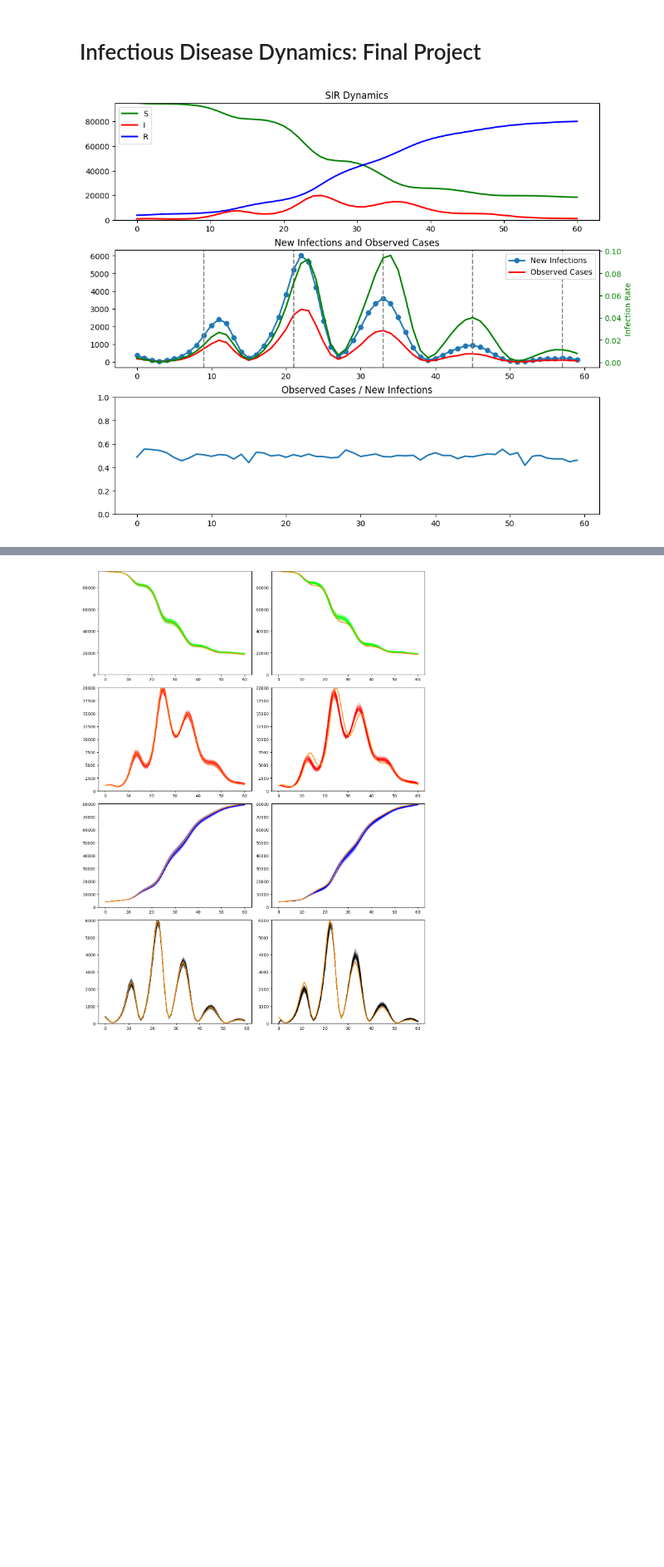
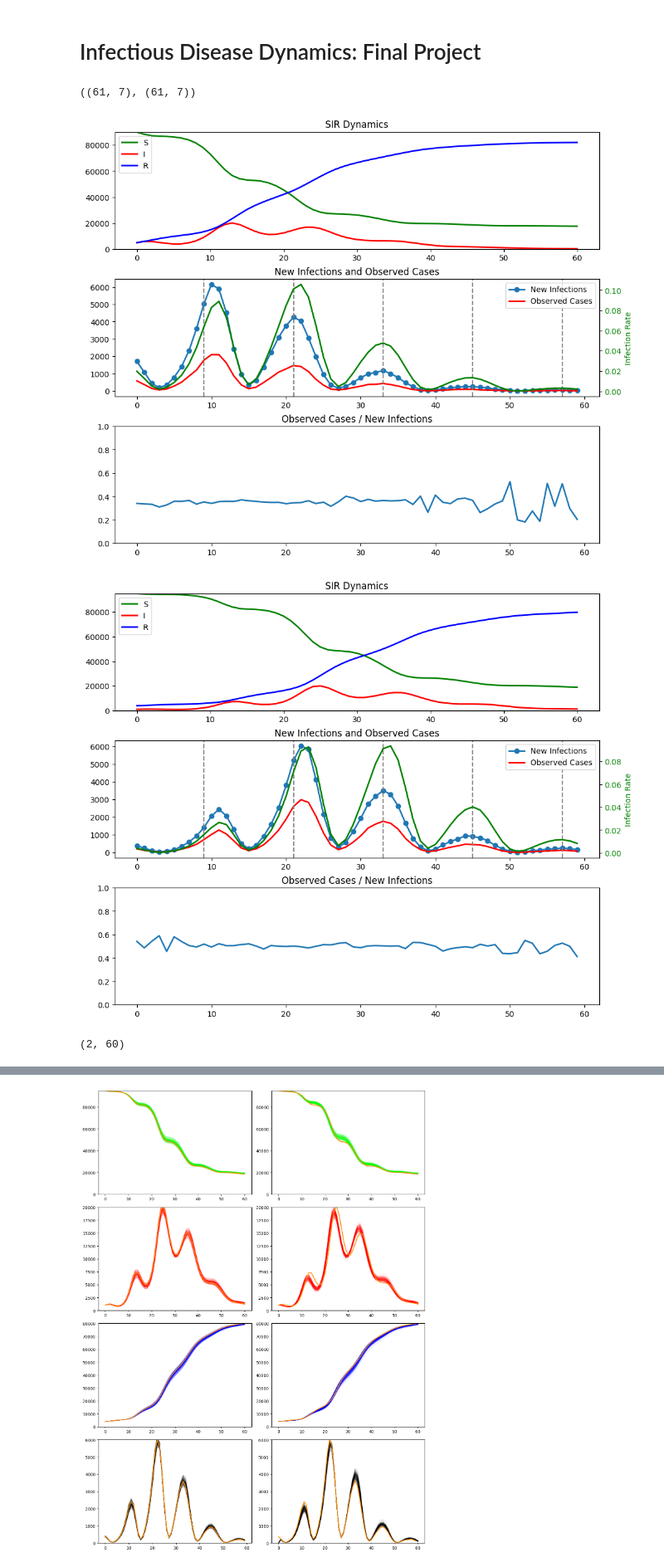
Before and after one commit to hunter-lybbert/uw-central, a Jupyter notebook: disease_dynamics/final_project/mcmc_seasonality.ipynb, the cells around one changed output, grey strips where cells are left out. Shown at 83% size. Drawn from its saved outputs; the diff is of its cells as text; code cells hidden in the pictures; blank space fills up the shorter version.

```diff
--- a/disease_dynamics/final_project/mcmc_seasonality.ipynb
+++ b/disease_dynamics/final_project/mcmc_seasonality.ipynb
@@ -51,43 +58,56 @@ data = sir_out(target_vector, rng=rng)
+# %%
+data_both[0].shape, data_both[1].shape
+# %% [output]
+((61, 7), (61, 7))
 # %%
-# Set up 3 vertically stacked plots with consistent margins
-fig, axs = plt.subplots(3, 1, figsize=(10, 8), constrained_layout=True)
+def helper_plot_func(data: np.ndarray):
+    # Set up 3 vertically stacked plots with consistent margins
+    fig, axs = plt.subplots(3, 1, figsize=(10, 8), constrained_layout=True)
 
-# First plot: S, I, R over time
-axs[0].plot(data[:, 0], label='S', color='green', linewidth=2)
-axs[0].plot(data[:, 1], label='I', color='red', linewidth=2)
-axs[0].plot(data[:, 2], label='R', color='blue', linewidth=2)
-axs[0].set_ylim(0, np.nanmax(data[:, 0:3]))
-axs[0].set_title("SIR Dynamics")
-axs[0].legend()
+    # First plot: S, I, R over time
+    axs[0].plot(data[:, 0], label='S', color='green', linewidth=2)
+    axs[0].plot(data[:, 1], label='I', color='red', linewidth=2)
+    axs[0].plot(data[:, 2], label='R', color='blue', linewidth=2)
+    axs[0].set_ylim(0, np.nanmax(data[:, 0:3]))
+    axs[0].set_title("SIR Dynamics")
+    axs[0].legend()
 
-# Second plot: New Infections and Observed Cases
-axs[1].plot(data[:, 3], marker='o', linestyle='-', linewidth=2, label='New Infections')
-axs[1].plot(data[:, 5], color='red', linewidth=2, label='Observed Cases')
+    # Second plot: New Infections and Observed Cases
+    axs[1].plot(data[:, 3], marker='o', linestyle='-', linewidth=2, label='New Infections')
+    axs[1].plot(data[:, 5], color='red', linewidth=2, label='Observed Cases')
 
-axs[1].axvline(x=9, linestyle='--', color='gray')  # equivalent to abline at v=9,21,33,45,57
-for x in range(9, 9 + 12 * 4 + 1, 12):
-    axs[1].axvline(x=x, linestyle='--', color='gray')
+    axs[1].axvline(x=9, linestyle='--', color='gray')  # equivalent to abline at v=9,21,33,45,57
+    for x in range(9, 9 + 12 * 4 + 1, 12):
+        axs[1].axvline(x=x, linestyle='--', color='gray')
 
-axs[1].set_title("New Infections and Observed Cases")
-axs[1].legend(loc='upper right')
+    axs[1].set_title("New Infections and Observed Cases")
+    axs[1].legend(loc='upper right')
 
-# Overlay the infection rate curve from column 6
-ax2 = axs[1].twinx()
-ax2.plot(data[:, 6], color='green', linewidth=2, label='Infection Rate')
+    # Overlay the infection rate curve from column 6
+    ax2 = axs[1].twinx()
+    ax2.plot(data[:, 6], color='green', linewidth=2, label='Infection Rate')
 
-ax2.set_ylabel("Infection Rate", color='green')
-ax2.tick_params(axis='y', labelcolor='green')
+    ax2.set_ylabel("Infection Rate", color='green')
+    ax2.tick_params(axis='y', labelcolor='green')
 
-# Third plot: Observed / New Infections (reporting rate estimate)
-ratio = np.divide(data[:, 5], data[:, 3], out=np.zeros_like(data[:, 5]), where=data[:, 3]!=0)
+    # Third plot: Observed / New Infections (reporting rate estimate)
+    ratio = np.divide(data[:, 5], data[:, 3], out=np.zeros_like(data[:, 5]), where=data[:, 3]!=0)
 
-axs[2].plot(ratio, linewidth=2)
-axs[2].set_ylim(0, 1)
-axs[2].set_title("Observed Cases / New Infections")
+    axs[2].plot(ratio, linewidth=2)
+    axs[2].set_ylim(0, 1)
+    axs[2].set_title("Observed Cases / New Infections")
 
-plt.show()
+    plt.show()
 
-# Equivalent to R: observed_data <- head(data[,6], -1)
-observed_data = data[:-1, 5]
+obs_cases = []
+
+for data in data_both:
+    helper_plot_func(data)
+    obs_cases.append(data[:-1, 5])
+
+observed_data = np.vstack(obs_cases)
+observed_data.shape
 # %% [output]
-[figure, old version]
+[figure, new version]
+[figure, added]
+(2, 60)
```
Also changed, not shown: parts of 8 cells of this notebook, 2 other files.
